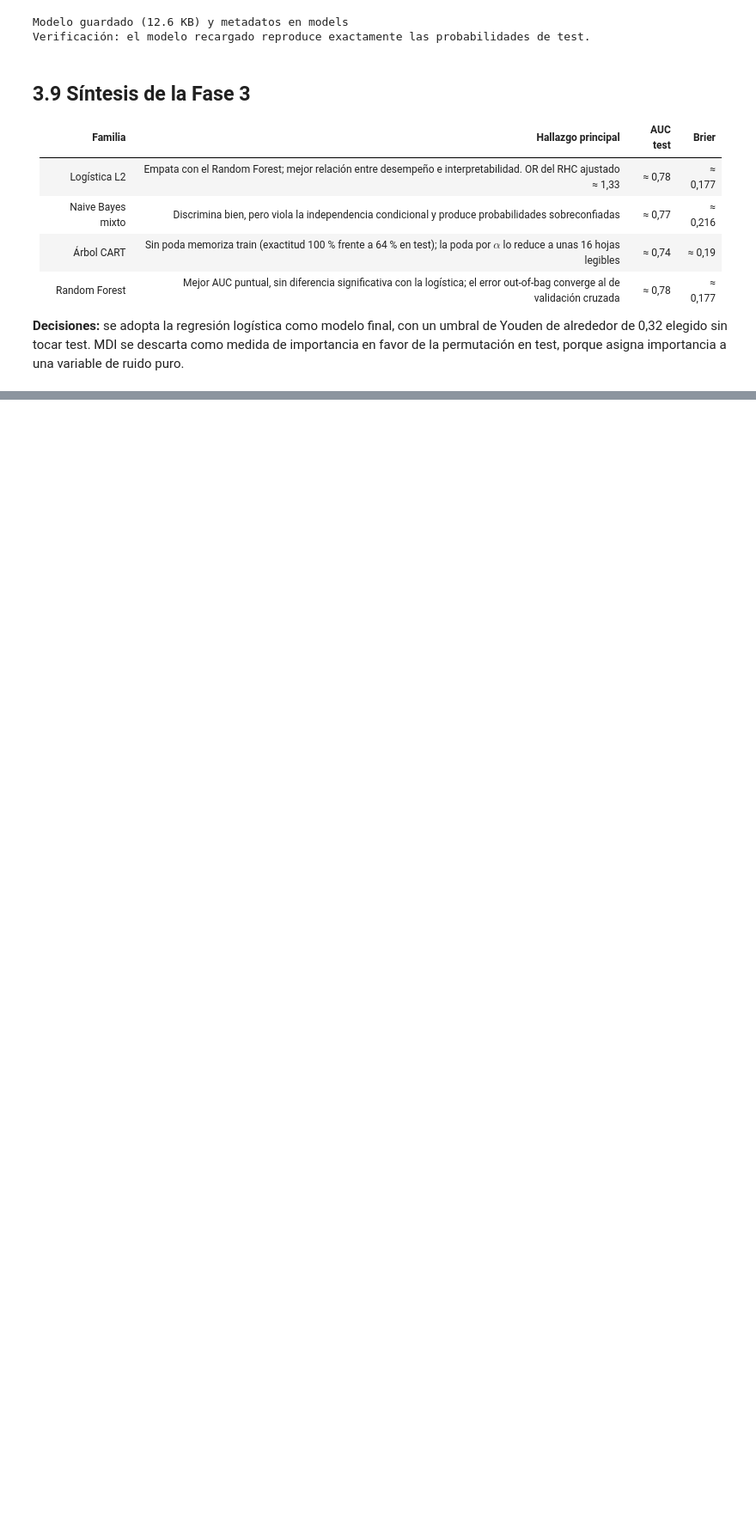
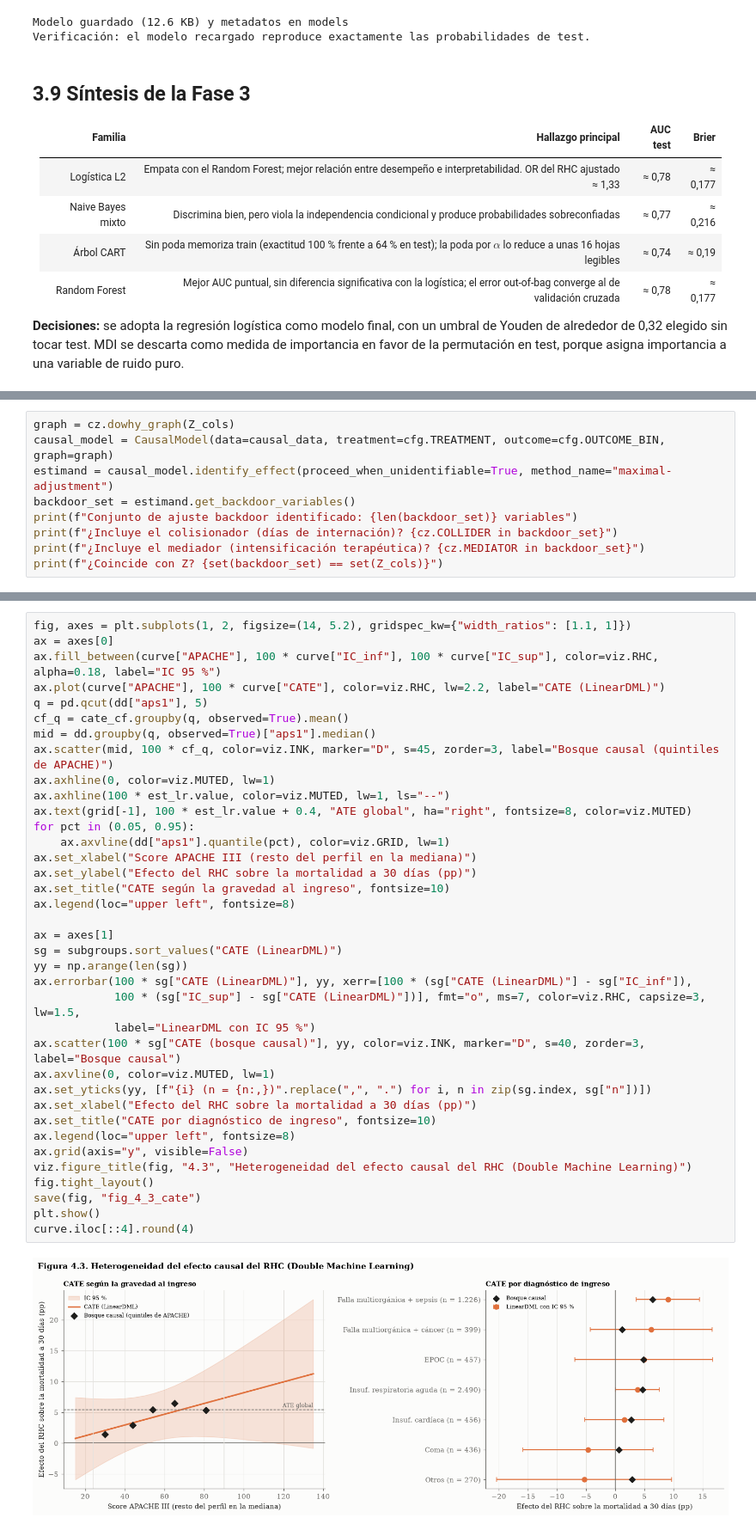
Before and after one commit to Valentina-Bolivar/tp-integrador-rhc, a Jupyter notebook: notebooks/TP_Integrador_Final.ipynb, the cells around one changed output, grey strips where cells are left out. Shown at 86% size. Saved outputs shown, nothing was run; the diff lists cells and outputs as text; blank space fills up the shorter version.

```diff
--- a/notebooks/TP_Integrador_Final.ipynb
+++ b/notebooks/TP_Integrador_Final.ipynb
@@ -1684,0 +1816,9 @@ Verificación: el modelo recargado reproduce exactamente las probabilidades de t
+# %%
+graph = cz.dowhy_graph(Z_cols)
+causal_model = CausalModel(data=causal_data, treatment=cfg.TREATMENT, outcome=cfg.OUTCOME_BIN, graph=graph)
+estimand = causal_model.identify_effect(proceed_when_unidentifiable=True, method_name="maximal-adjustment")
+backdoor_set = estimand.get_backdoor_variables()
+print(f"Conjunto de ajuste backdoor identificado: {len(backdoor_set)} variables")
+print(f"¿Incluye el colisionador (días de internación)? {cz.COLLIDER in backdoor_set}")
+print(f"¿Incluye el mediador (intensificación terapéutica)? {cz.MEDIATOR in backdoor_set}")
+print(f"¿Coincide con Z? {set(backdoor_set) == set(Z_cols)}")
@@ -1684,0 +2145,39 @@ Verificación: el modelo recargado reproduce exactamente las probabilidades de t
+# %%
+fig, axes = plt.subplots(1, 2, figsize=(14, 5.2), gridspec_kw={"width_ratios": [1.1, 1]})
+ax = axes[0]
+ax.fill_between(curve["APACHE"], 100 * curve["IC_inf"], 100 * curve["IC_sup"], color=viz.RHC, alpha=0.18, label="IC 95 %")
+ax.plot(curve["APACHE"], 100 * curve["CATE"], color=viz.RHC, lw=2.2, label="CATE (LinearDML)")
+q = pd.qcut(dd["aps1"], 5)
+cf_q = cate_cf.groupby(q, observed=True).mean()
+mid = dd.groupby(q, observed=True)["aps1"].median()
+ax.scatter(mid, 100 * cf_q, color=viz.INK, marker="D", s=45, zorder=3, label="Bosque causal (quintiles de APACHE)")
+ax.axhline(0, color=viz.MUTED, lw=1)
+ax.axhline(100 * est_lr.value, color=viz.MUTED, lw=1, ls="--")
+ax.text(grid[-1], 100 * est_lr.value + 0.4, "ATE global", ha="right", fontsize=8, color=viz.MUTED)
+for pct in (0.05, 0.95):
+    ax.axvline(dd["aps1"].quantile(pct), color=viz.GRID, lw=1)
+ax.set_xlabel("Score APACHE III (resto del perfil en la mediana)")
+ax.set_ylabel("Efecto del RHC sobre la mortalidad a 30 días (pp)")
+ax.set_title("CATE según la gravedad al ingreso", fontsize=10)
+ax.legend(loc="upper left", fontsize=8)
+
+ax = axes[1]
+sg = subgroups.sort_values("CATE (LinearDML)")
+yy = np.arange(len(sg))
+ax.errorbar(100 * sg["CATE (LinearDML)"], yy, xerr=[100 * (sg["CATE (LinearDML)"] - sg["IC_inf"]),
+            100 * (sg["IC_sup"] - sg["CATE (LinearDML)"])], fmt="o", ms=7, color=viz.RHC, capsize=3, lw=1.5,
+            label="LinearDML con IC 95 %")
+ax.scatter(100 * sg["CATE (bosque causal)"], yy, color=viz.INK, marker="D", s=40, zorder=3, label="Bosque causal")
+ax.axvline(0, color=viz.MUTED, lw=1)
+ax.set_yticks(yy, [f"{i} (n = {n:,})".replace(",", ".") for i, n in zip(sg.index, sg["n"])])
+ax.set_xlabel("Efecto del RHC sobre la mortalidad a 30 días (pp)")
+ax.set_title("CATE por diagnóstico de ingreso", fontsize=10)
+ax.legend(loc="upper left", fontsize=8)
+ax.grid(axis="y", visible=False)
+viz.figure_title(fig, "4.3", "Heterogeneidad del efecto causal del RHC (Double Machine Learning)")
+fig.tight_layout()
+save(fig, "fig_4_3_cate")
+plt.show()
+curve.iloc[::4].round(4)
+# %% [output]
+[figure, added]
```
Also changed, not shown: parts of 33 cells of this notebook, 11 other files.
